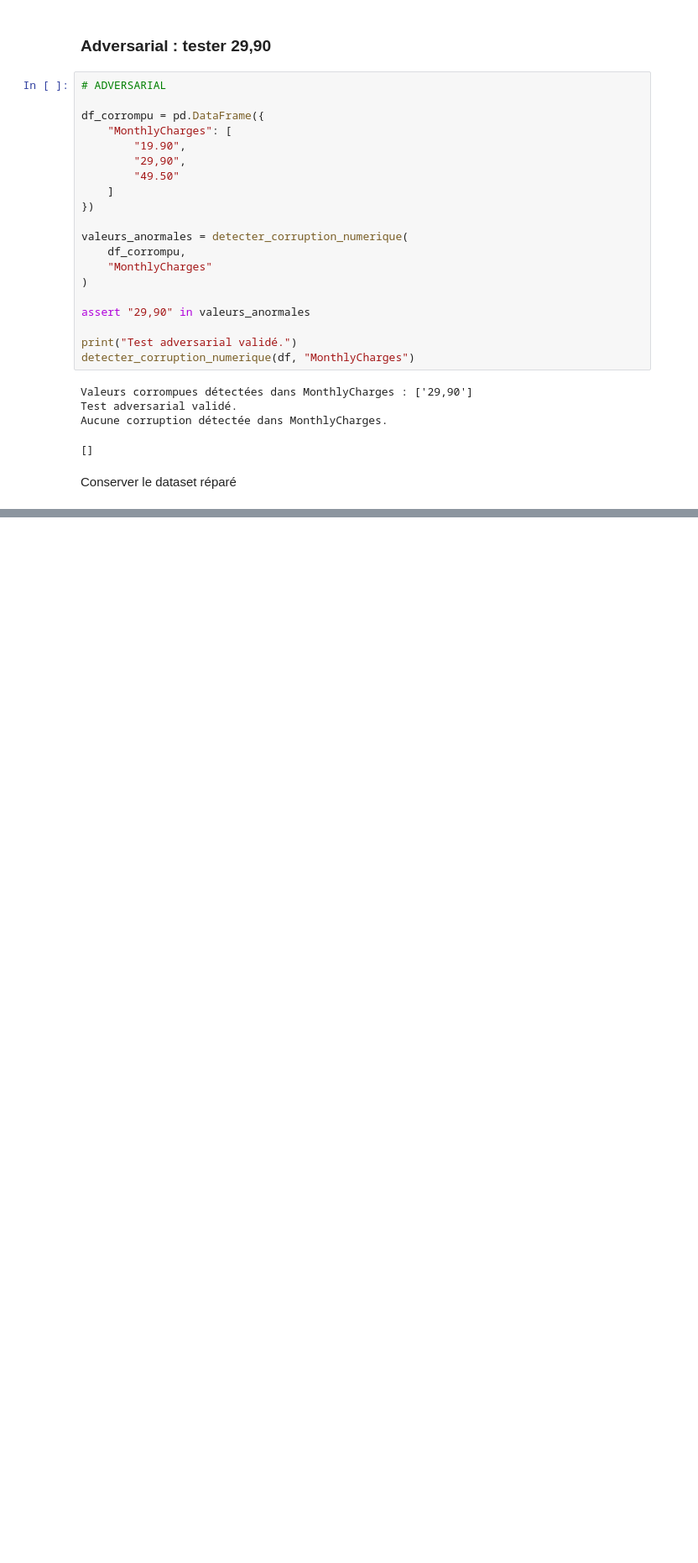
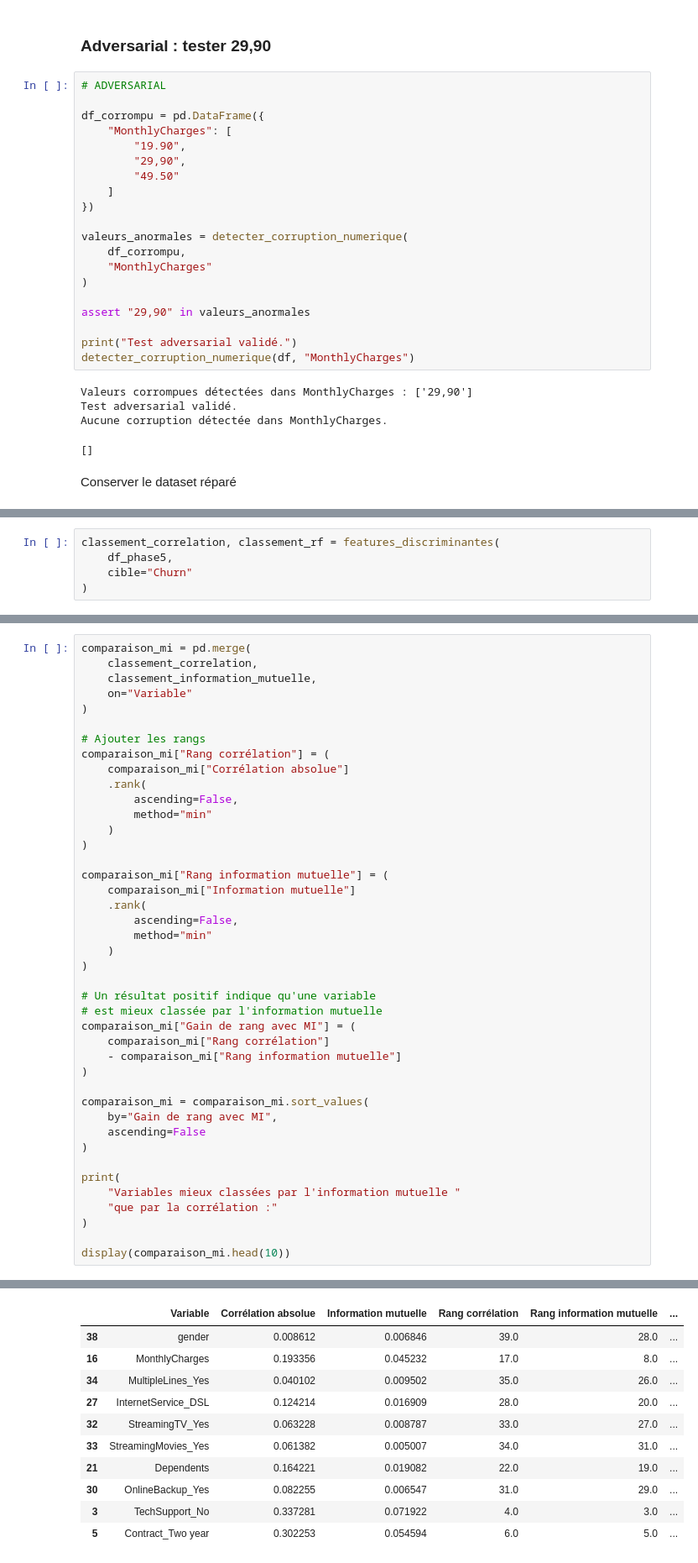
Before and after one commit to houdaouadah61/PROJET-HOUDAOUADAH, a Jupyter notebook: MLPRO.ipynb, the cells around one changed output, grey strips where cells are left out. Shown at 84% size. Saved outputs shown, nothing was run; the diff lists cells and outputs as text; blank space fills up the shorter version.

```diff
--- a/MLPRO.ipynb
+++ b/MLPRO.ipynb
@@ -535,0 +1441,5 @@ Type de TotalCharges : float64
+# %%
+classement_correlation, classement_rf = features_discriminantes(
+    df_phase5,
+    cible="Churn"
+)
@@ -535,0 +1721,43 @@ Type de TotalCharges : float64
+# %%
+comparaison_mi = pd.merge(
+    classement_correlation,
+    classement_information_mutuelle,
+    on="Variable"
+)
+
+# Ajouter les rangs
+comparaison_mi["Rang corrélation"] = (
+    comparaison_mi["Corrélation absolue"]
+    .rank(
+        ascending=False,
+        method="min"
+    )
+)
+
+comparaison_mi["Rang information mutuelle"] = (
+    comparaison_mi["Information mutuelle"]
+    .rank(
+        ascending=False,
+        method="min"
+    )
+)
+
+# Un résultat positif indique qu'une variable
+# est mieux classée par l'information mutuelle
+comparaison_mi["Gain de rang avec MI"] = (
+    comparaison_mi["Rang corrélation"]
+    - comparaison_mi["Rang information mutuelle"]
+)
+
+comparaison_mi = comparaison_mi.sort_values(
+    by="Gain de rang avec MI",
+    ascending=False
+)
+
+print(
+    "Variables mieux classées par l'information mutuelle "
+    "que par la corrélation :"
+)
+
+display(comparaison_mi.head(10))
+# %% [output]
@@ -535,0 +1765,11 @@ Type de TotalCharges : float64
+|  | Variable | Corrélation absolue | Information mutuelle | Rang corrélation | Rang information mutuelle | ... |
+| 38 | gender | 0.008612 | 0.006846 | 39.0 | 28.0 | ... |
+| 16 | MonthlyCharges | 0.193356 | 0.045232 | 17.0 | 8.0 | ... |
+| 34 | MultipleLines_Yes | 0.040102 | 0.009502 | 35.0 | 26.0 | ... |
+| 27 | InternetService_DSL | 0.124214 | 0.016909 | 28.0 | 20.0 | ... |
+| 32 | StreamingTV_Yes | 0.063228 | 0.008787 | 33.0 | 27.0 | ... |
+| 33 | StreamingMovies_Yes | 0.061382 | 0.005007 | 34.0 | 31.0 | ... |
+| 21 | Dependents | 0.164221 | 0.019082 | 22.0 | 19.0 | ... |
+| 30 | OnlineBackup_Yes | 0.082255 | 0.006547 | 31.0 | 29.0 | ... |
+| 3 | TechSupport_No | 0.337281 | 0.071922 | 4.0 | 3.0 | ... |
+| 5 | Contract_Two year | 0.302253 | 0.054594 | 6.0 | 5.0 | ... |
```
Also changed, not shown: parts of 131 cells of this notebook.
